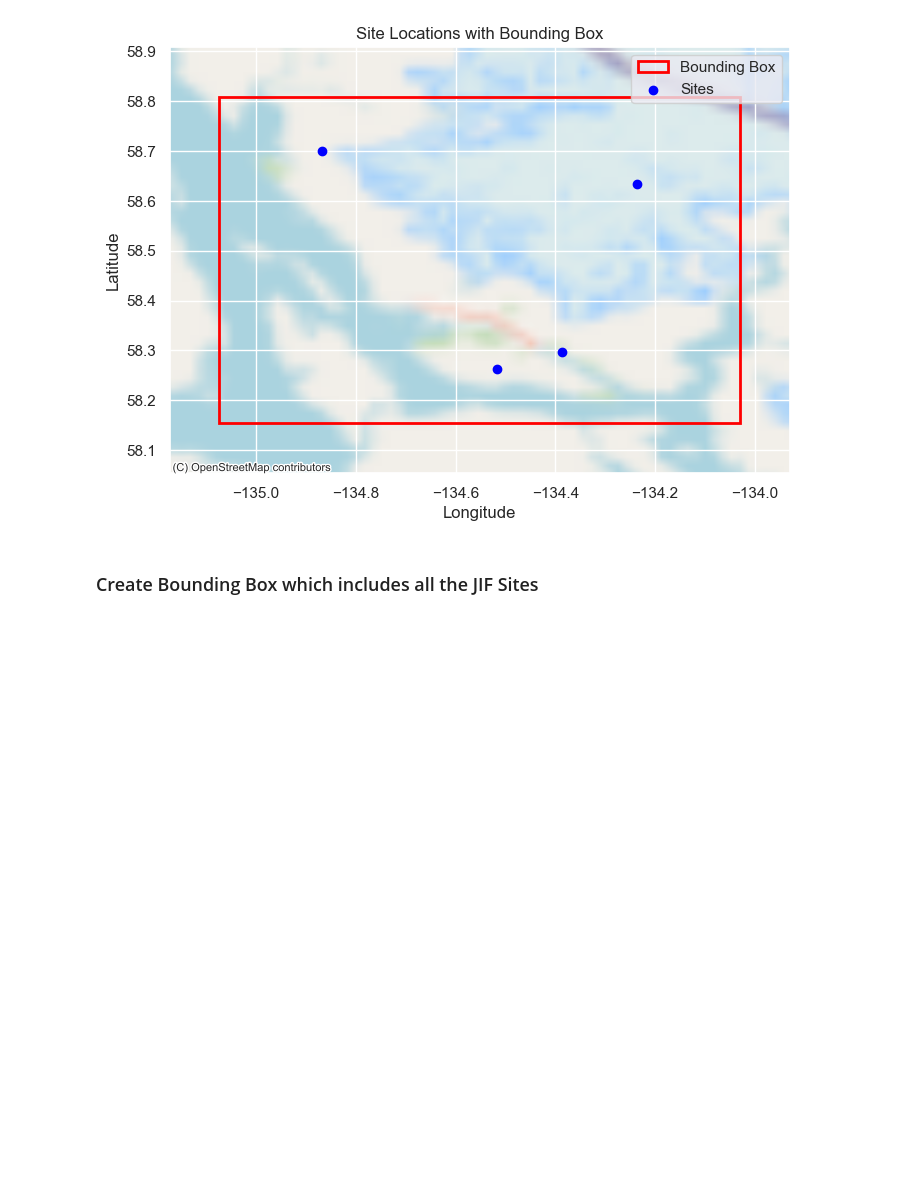
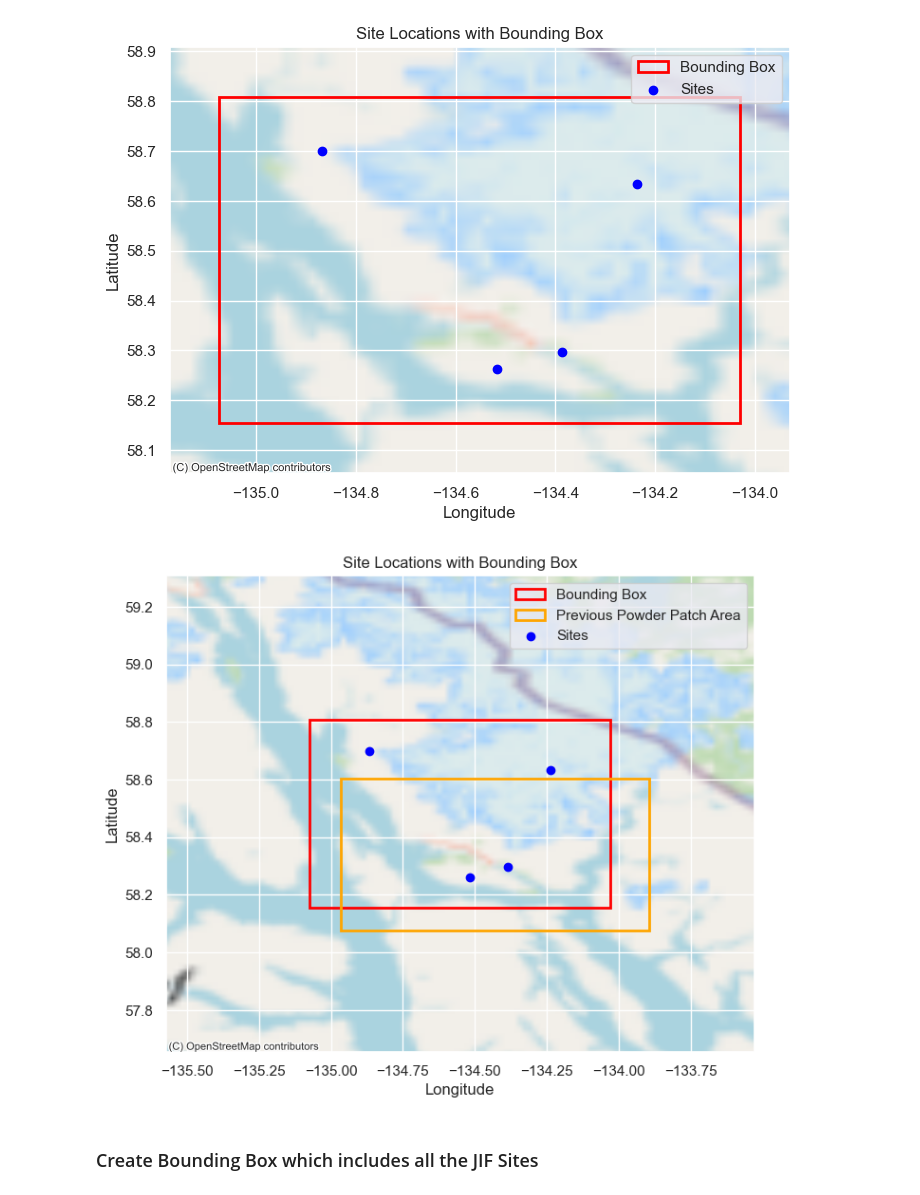
Before and after one commit to cassielumbrazo/snow_modeling_point, a Jupyter notebook: 1_create_bounding_box.ipynb, the cells around one changed output. Saved outputs shown, nothing was run; the diff lists cells and outputs as text; code cells hidden in the pictures; blank space fills up the shorter version.

```diff
--- a/1_create_bounding_box.ipynb
+++ b/1_create_bounding_box.ipynb
@@ -161,6 +161,58 @@ plt.legend()
 plt.show()
 # %% [output]
 [figure]
+# %%
+# Assuming sites_main and bbox_main are defined
+# sites_main should have 'lon' and 'lat' columns/keys
+# bbox_main should be a dict like {'lon_min': ..., 'lon_max': ..., 'lat_min': ..., 'lat_max': ...}
+
+# Create the figure and axes
+fig, ax = plt.subplots(figsize=(8, 8))
+
+# Set axis limits to your bounding box (with a small buffer for padding)
+buffer = 0.5  # Adjust as needed (degrees)
+ax.set_xlim(bbox_main["lon_min"] - buffer, bbox_main["lon_max"] + buffer)
+ax.set_ylim(bbox_main["lat_min"] - buffer, bbox_main["lat_max"] + buffer)
+ax.set_aspect('equal')  # Prevents distortion
+
+# Add the basemap (using OpenStreetMap as a reliable alternative to Stamen)
+try:
+    ctx.add_basemap(ax, crs="EPSG:4326", source=ctx.providers.OpenStreetMap.Mapnik, zoom=6)  # Adjust zoom if needed
+except Exception as e:
+    print(f"Basemap failed to load: {e}. Proceeding without it.")
+
+# Add the bounding box rectangle
+rect = Rectangle(
+    (bbox_main["lon_min"], bbox_main["lat_min"]),
+    bbox_main["lon_max"] - bbox_main["lon_min"],
+    bbox_main["lat_max"] - bbox_main["lat_min"],
+    linewidth=2, edgecolor='red', facecolor='none', label='Bounding Box'
+)
+ax.add_patch(rect)
+# add a another bounding box in orange
+xmin, xmax = -134.964, -133.893
+ymin, ymax = 58.077, 58.603
+rect2 = Rectangle(
+    (xmin, ymin),
+    xmax - xmin,
+    ymax - ymin,
+    linewidth=2, edgecolor='orange', facecolor='none', label='Previous Powder Patch Area'
+)
+ax.add_patch(rect2)
+
+# Plot the sites
+plt.scatter(sites_main["lon"], sites_main["lat"], color='blue', label='Sites')
+
+# Labels and title
+plt.xlabel('Longitude')
+plt.ylabel('Latitude')
+plt.title('Site Locations with Bounding Box')
+plt.legend()
+
+# Show the plot
+plt.show()
+# %% [output]
+[figure, added]
 # %% [markdown]
 ### Create Bounding Box which includes all the JIF Sites
 # %%
```
Also changed, not shown: 1 other file.
